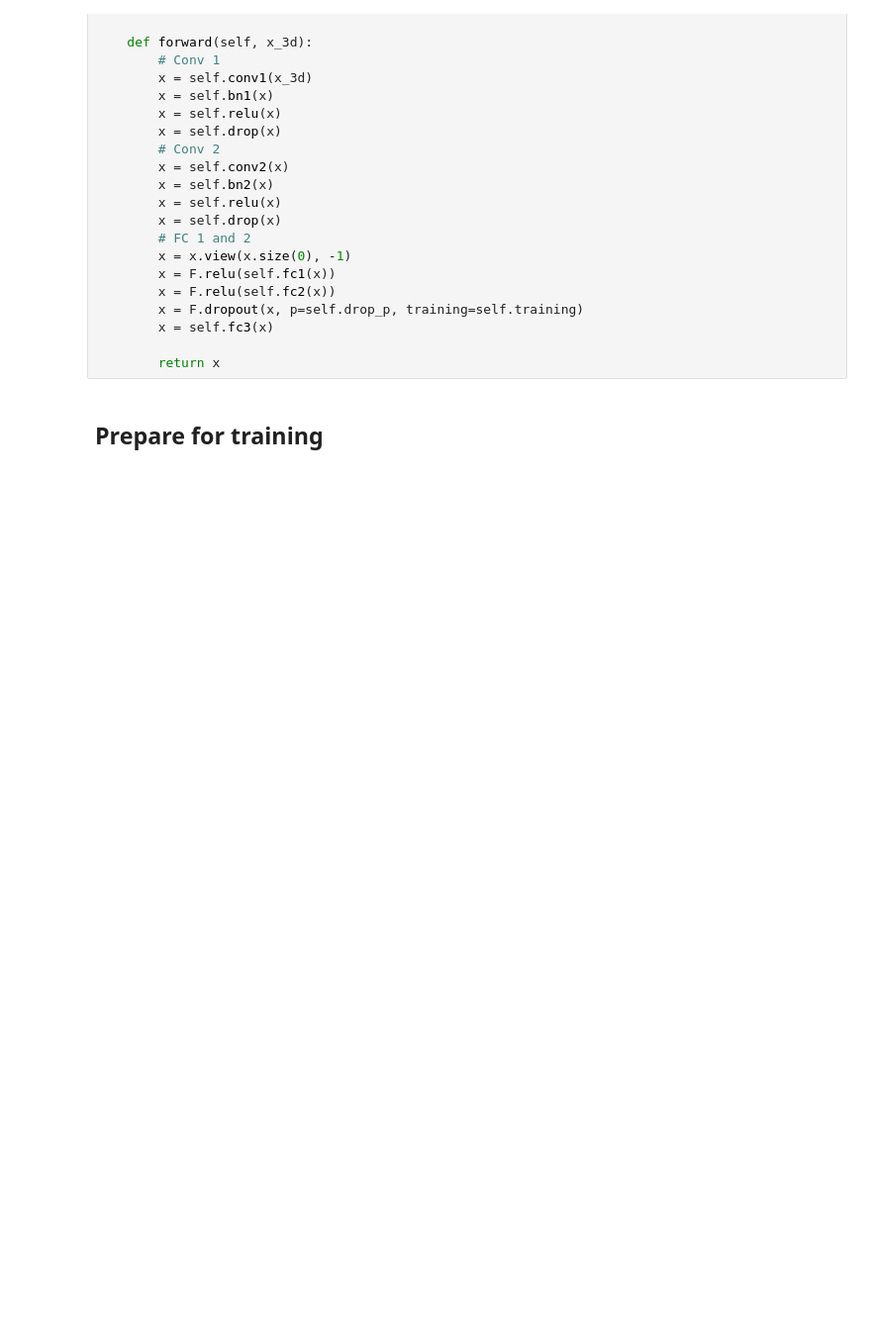
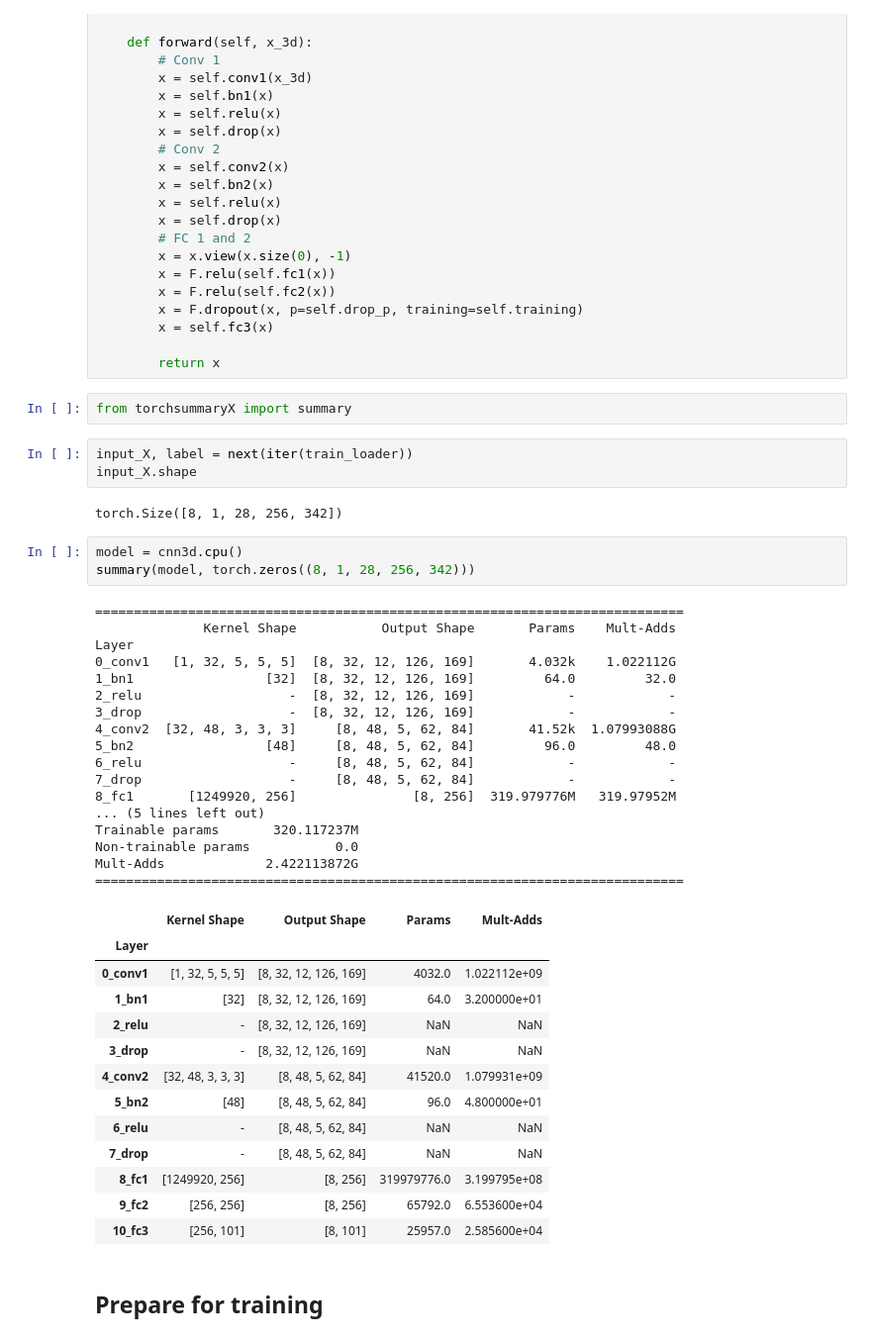
Before and after one commit to Sylar257/Video-classification, a Jupyter notebook: Video_classification.ipynb, the cells around one changed output. Shown: that part at 99% size. Saved outputs shown, nothing was run; the diff lists cells and outputs as text; blank space fills up the shorter version.

```diff
--- a/Video_classification.ipynb
+++ b/Video_classification.ipynb
@@ -370,6 +370,47 @@ class CNN3D(nn.Module):
         x = self.fc3(x)
 
         return x
+# %%
+from torchsummaryX import summary
+# %%
+input_X, label = next(iter(train_loader))
+input_X.shape
+# %% [output]
+torch.Size([8, 1, 28, 256, 342])
+# %%
+model = cnn3d.cpu()
+summary(model, torch.zeros((8, 1, 28, 256, 342)))
+# %% [output]
+============================================================================
+              Kernel Shape           Output Shape       Params    Mult-Adds
+Layer
+0_conv1   [1, 32, 5, 5, 5]  [8, 32, 12, 126, 169]       4.032k    1.022112G
+1_bn1                 [32]  [8, 32, 12, 126, 169]         64.0         32.0
+2_relu                   -  [8, 32, 12, 126, 169]            -            -
+3_drop                   -  [8, 32, 12, 126, 169]            -            -
+4_conv2  [32, 48, 3, 3, 3]     [8, 48, 5, 62, 84]       41.52k  1.07993088G
+5_bn2                 [48]     [8, 48, 5, 62, 84]         96.0         48.0
+6_relu                   -     [8, 48, 5, 62, 84]            -            -
+7_drop                   -     [8, 48, 5, 62, 84]            -            -
+8_fc1       [1249920, 256]               [8, 256]  319.979776M   319.97952M
+... (5 lines left out)
+Trainable params       320.117237M
+Non-trainable params           0.0
+Mult-Adds             2.422113872G
+============================================================================
+|  | Kernel Shape | Output Shape | Params | Mult-Adds |
+| Layer |  |  |  |  |
+| 0_conv1 | [1, 32, 5, 5, 5] | [8, 32, 12, 126, 169] | 4032.0 | 1.022112e+09 |
+| 1_bn1 | [32] | [8, 32, 12, 126, 169] | 64.0 | 3.200000e+01 |
+| 2_relu | - | [8, 32, 12, 126, 169] | NaN | NaN |
+| 3_drop | - | [8, 32, 12, 126, 169] | NaN | NaN |
+| 4_conv2 | [32, 48, 3, 3, 3] | [8, 48, 5, 62, 84] | 41520.0 | 1.079931e+09 |
+| 5_bn2 | [48] | [8, 48, 5, 62, 84] | 96.0 | 4.800000e+01 |
+| 6_relu | - | [8, 48, 5, 62, 84] | NaN | NaN |
+| 7_drop | - | [8, 48, 5, 62, 84] | NaN | NaN |
+| 8_fc1 | [1249920, 256] | [8, 256] | 319979776.0 | 3.199795e+08 |
+| 9_fc2 | [256, 256] | [8, 256] | 65792.0 | 6.553600e+04 |
+| 10_fc3 | [256, 101] | [8, 101] | 25957.0 | 2.585600e+04 |
 # %% [markdown]
 ## Prepare for training
 # %%
```
